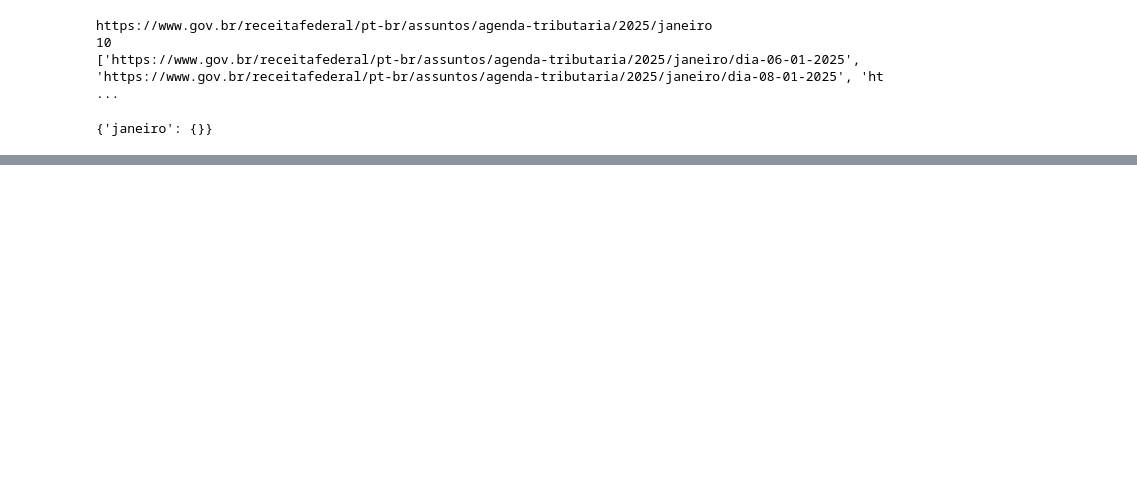
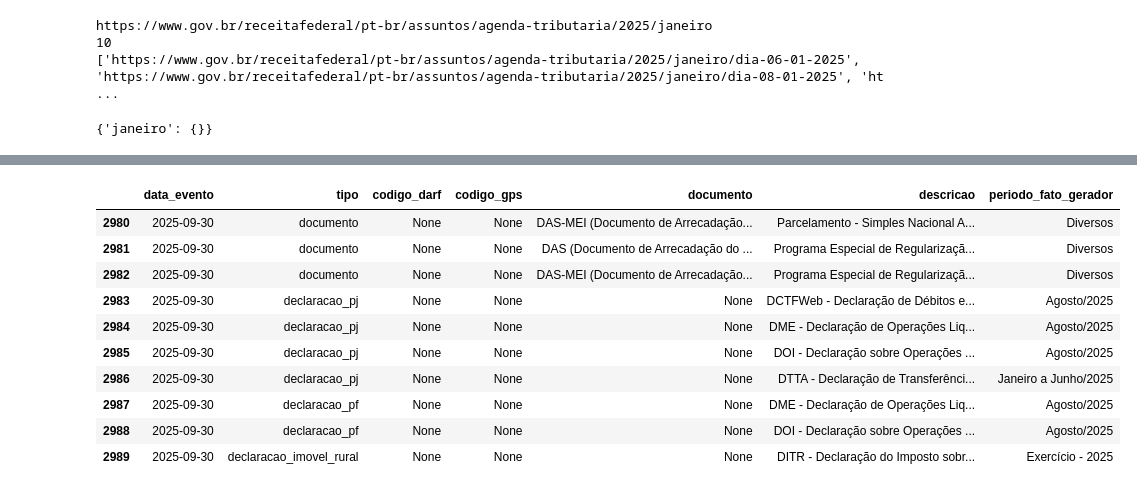
Before and after one commit to silvaBreno/alura-engenharia-dados, a Jupyter notebook: pipeline-agenda-tributaria/notebooks/exploracao_dados.ipynb, the cells around one changed output, grey strips where cells are left out. Cells and saved outputs as stored; diff of their text form; code cells hidden in the pictures; blank space fills up the shorter version.

```diff
--- a/pipeline-agenda-tributaria/notebooks/exploracao_dados.ipynb
+++ b/pipeline-agenda-tributaria/notebooks/exploracao_dados.ipynb
@@ -182,0 +411,14 @@ Dados salvos em exploracao_dados_agenda_tributaria.json
+# %%
+df[df.columns[:7]].tail(10)
+# %% [output]
+|  | data_evento | tipo | codigo_darf | codigo_gps | documento | descricao | periodo_fato_gerador |
+| 2980 | 2025-09-30 | documento | None | None | DAS-MEI (Documento de Arrecadação... | Parcelamento - Simples Nacional A... | Diversos |
+| 2981 | 2025-09-30 | documento | None | None | DAS (Documento de Arrecadação do ... | Programa Especial de Regularizaçã... | Diversos |
+| 2982 | 2025-09-30 | documento | None | None | DAS-MEI (Documento de Arrecadação... | Programa Especial de Regularizaçã... | Diversos |
+| 2983 | 2025-09-30 | declaracao_pj | None | None | None | DCTFWeb - Declaração de Débitos e... | Agosto/2025 |
+| 2984 | 2025-09-30 | declaracao_pj | None | None | None | DME - Declaração de Operações Liq... | Agosto/2025 |
+| 2985 | 2025-09-30 | declaracao_pj | None | None | None | DOI - Declaração sobre Operações ... | Agosto/2025 |
+| 2986 | 2025-09-30 | declaracao_pj | None | None | None | DTTA - Declaração de Transferênci... | Janeiro a Junho/2025 |
+| 2987 | 2025-09-30 | declaracao_pf | None | None | None | DME - Declaração de Operações Liq... | Agosto/2025 |
+| 2988 | 2025-09-30 | declaracao_pf | None | None | None | DOI - Declaração sobre Operações ... | Agosto/2025 |
+| 2989 | 2025-09-30 | declaracao_imovel_rural | None | None | None | DITR - Declaração do Imposto sobr... | Exercício - 2025 |
```
Also changed, not shown: parts of 15 cells of this notebook.
